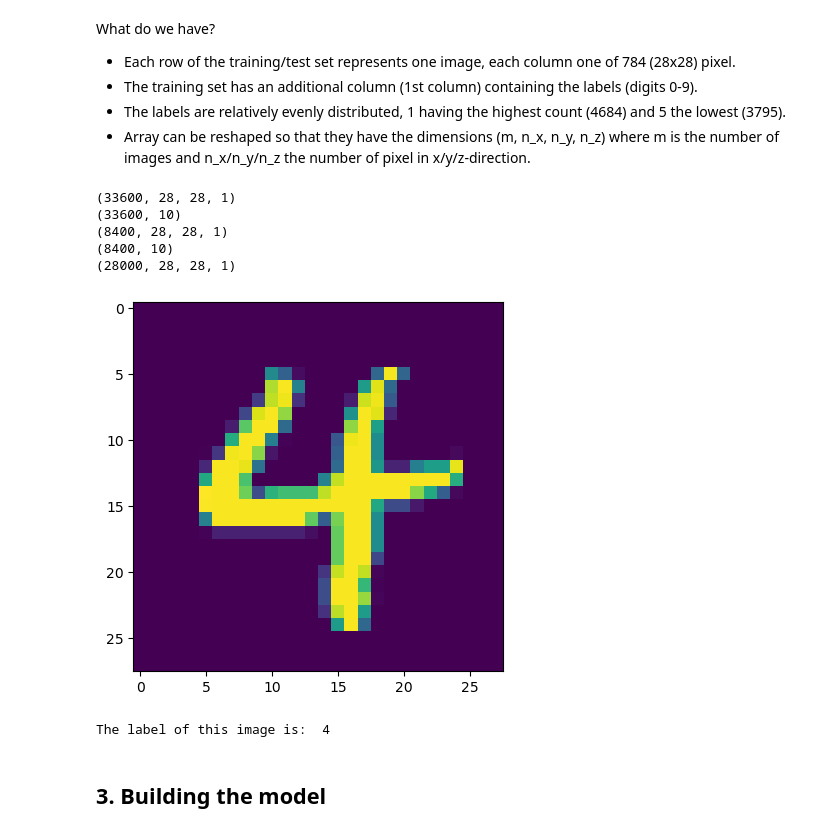
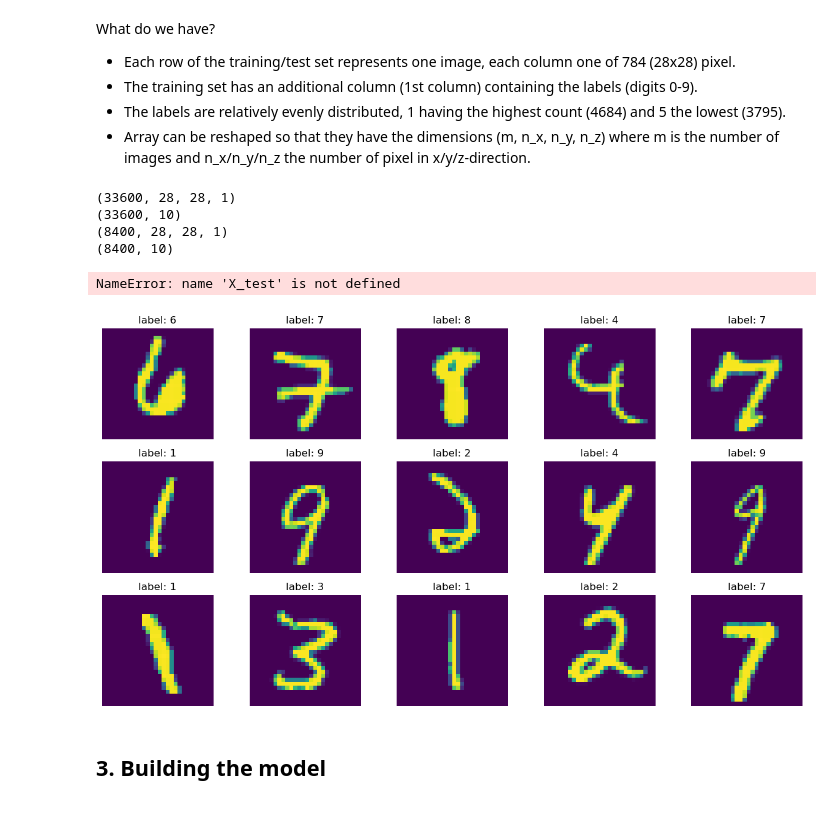
Before and after one commit to JulGras/Digit_recognizer, a Jupyter notebook: Digit_recognizer.ipynb, the cells around one changed output. Saved outputs shown, nothing was run; the diff lists cells and outputs as text; code cells hidden in the pictures.

Commit message:
changed plotting of examples

```diff
--- a/Digit_recognizer.ipynb
+++ b/Digit_recognizer.ipynb
@@ -78,21 +78,23 @@ print(X_train.shape)
 print(Y_train.shape)
 print(X_dev.shape)
 print(Y_dev.shape)
-print(X_test.shape)
 # %% [output]
 (33600, 28, 28, 1)
 (33600, 10)
 (8400, 28, 28, 1)
 (8400, 10)
-(28000, 28, 28, 1)
+NameError: name 'X_test' is not defined
-# %%
-no_image = 100
-plt.imshow(X_train_orig[no_image, :, :, 0])
-plt.show()
-print('\nThe label of this image is: ', Y_train_orig[no_image, 0])
-# %% [output]
-[figure, removed]
-The label of this image is:  4
+# %%
+fig, ax = plt.subplots(3, 5, figsize=(15, 8))
+for i in range(len(ax)):
+    for j in range(len(ax[i])):
+        no_image = i + j*4
+        ax[i,j].imshow(X_train_orig[no_image, :, :, 0])
+        ax[i,j].set_title('label: ' + str(Y_train_orig[no_image, 0]))
+        ax[i,j].axis('off')
+plt.show()
+# %% [output]
+[figure, added]
 # %% [markdown]
 ## 3. Building the model
 # %%
```
